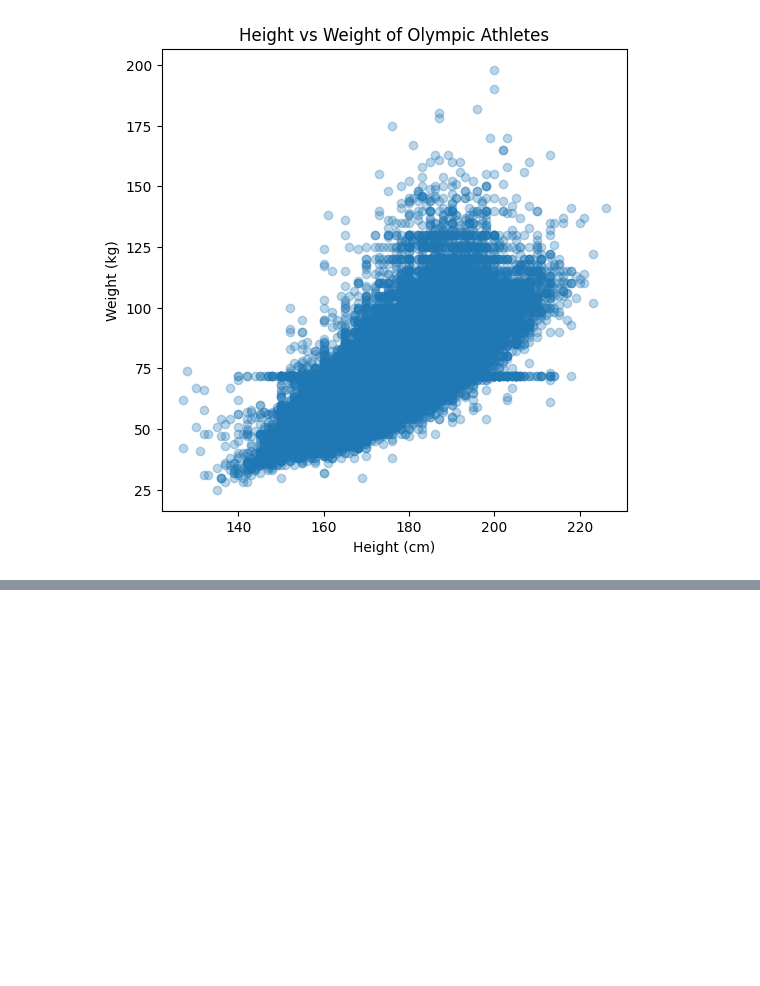
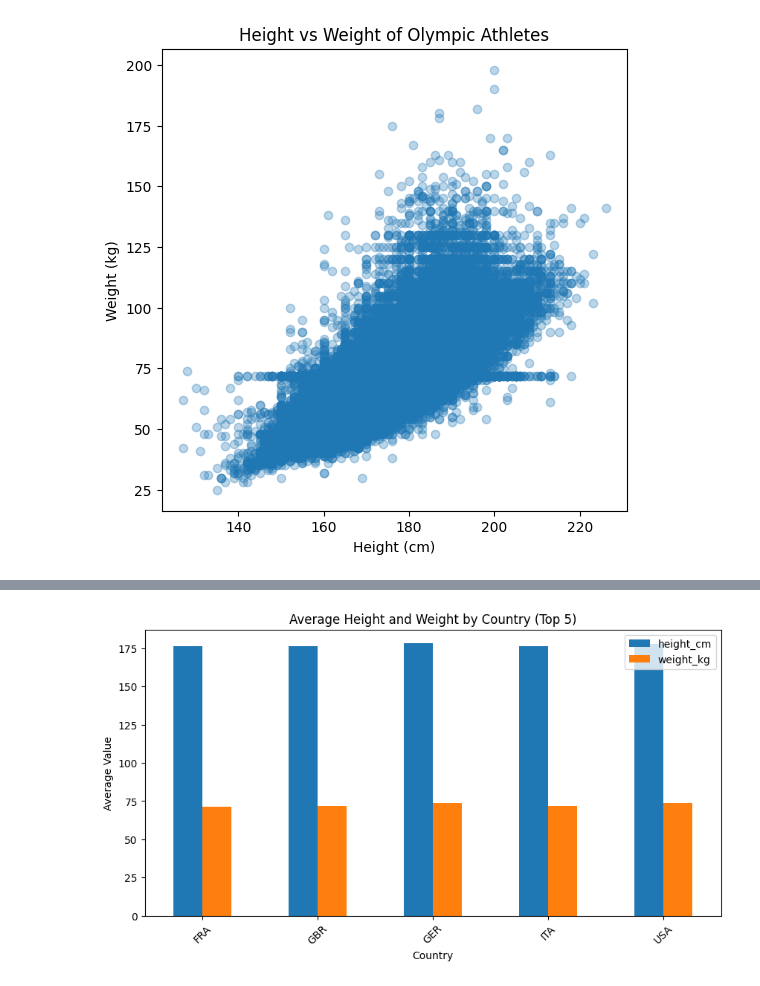
Before and after one commit to cosmyyyyyyyy12/olympic-athletes-data-cleaning-pandas, a Jupyter notebook: olympic_athletes_data_cleaning_pandas.ipynb, the cells around one changed output, grey strips where cells are left out. Saved outputs shown, nothing was run; the diff lists cells and outputs as text; code cells hidden in the pictures; blank space fills up the shorter version.

```diff
--- a/olympic_athletes_data_cleaning_pandas.ipynb
+++ b/olympic_athletes_data_cleaning_pandas.ipynb
@@ -55,3 +62,5 @@ athletes_per_country = bios['born_country'].value_counts()
+# %%
+avg_height_weight_top_countries = (filtered_bios.groupby('born_country')[['height_cm','weight_kg']].mean())
 # %%
 bios.to_csv("cleaned_olympic_athletes.csv", index=False)
 # %%
@@ -89,0 +105,9 @@ plt.show()
+# %%
+avg_height_weight_top_countries.plot(kind='bar', figsize=(10,5))
+plt.title("Average Height and Weight by Country (Top 5)")
+plt.xlabel("Country")
+plt.ylabel("Average Value")
+plt.xticks(rotation=45)
+plt.show()
+# %% [output]
+[figure, added]
```
Also changed, not shown: parts of 5 cells of this notebook.
